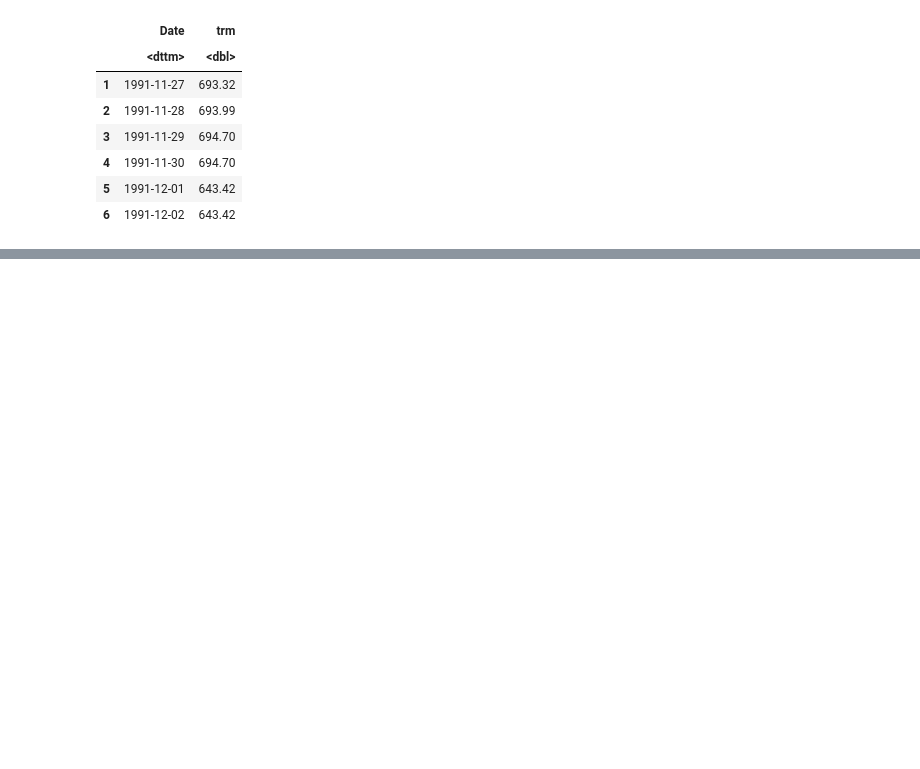
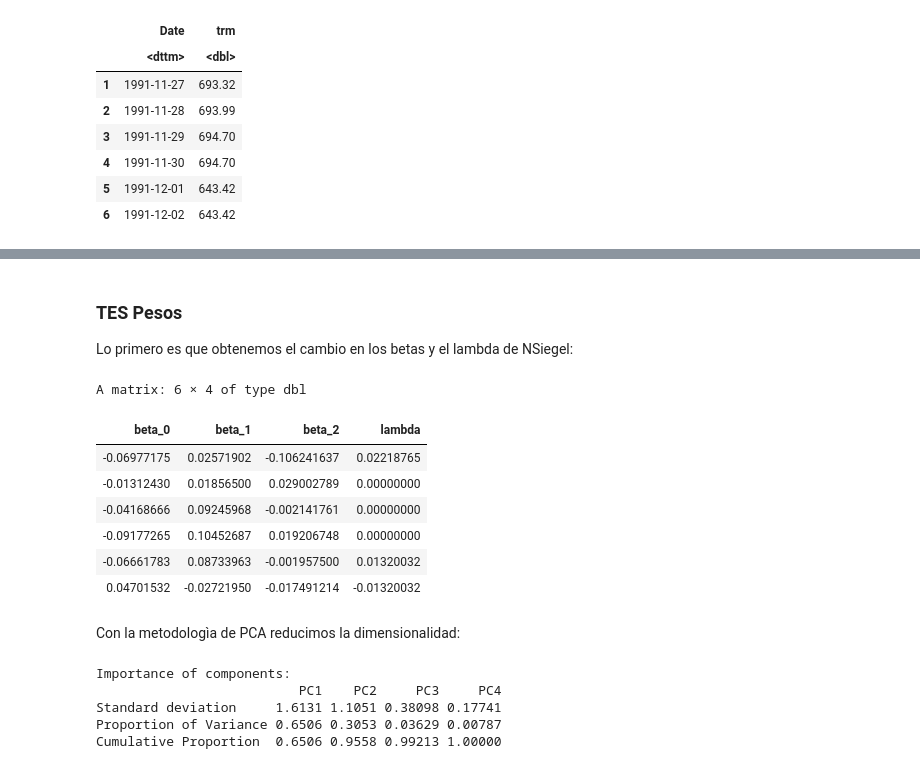
Before and after one commit to remg1997/T1-Riesgo, a Jupyter notebook: Taller 2/Scripts/first.ipynb, the cells around one changed output, grey strips where cells are left out. Drawn from its saved outputs; the diff is of its cells as text; code cells hidden in the pictures; blank space fills up the shorter version.

```diff
--- a/Taller 2/Scripts/first.ipynb
+++ b/Taller 2/Scripts/first.ipynb
@@ -183,0 +192,29 @@ A data.frame: 6 × 2
+# %% [markdown]
+### TES Pesos
+Lo primero es que obtenemos el cambio en los betas y el lambda de NSiegel:
+# %%
+i_tes_cop <- tes_cop_ns[-nrow(tes_cop_ns),]
+f_tes_cop <- tes_cop_ns[-1,]
+delta_tes_cop_ns <- f_tes_cop - i_tes_cop
+# %%
+head(delta_tes_cop_ns)
+# %% [output]
+A matrix: 6 × 4 of type dbl
+| beta_0 | beta_1 | beta_2 | lambda |
+| -0.06977175 | 0.02571902 | -0.106241637 | 0.02218765 |
+| -0.01312430 | 0.01856500 | 0.029002789 | 0.00000000 |
+| -0.04168666 | 0.09245968 | -0.002141761 | 0.00000000 |
+| -0.09177265 | 0.10452687 | 0.019206748 | 0.00000000 |
+| -0.06661783 | 0.08733963 | -0.001957500 | 0.01320032 |
+| 0.04701532 | -0.02721950 | -0.017491214 | -0.01320032 |
+# %% [markdown]
+Con la metodologìa de PCA reducimos la dimensionalidad:
+# %%
+pca_tes_cop <- prcomp(delta_tes_cop_ns, scale=TRUE)
+summary(pca_tes_cop)
+# %% [output]
+Importance of components:
+                          PC1    PC2     PC3     PC4
+Standard deviation     1.6131 1.1051 0.38098 0.17741
+Proportion of Variance 0.6506 0.3053 0.03629 0.00787
+Cumulative Proportion  0.6506 0.9558 0.99213 1.00000
```
Also changed, not shown: parts of 22 cells of this notebook.
